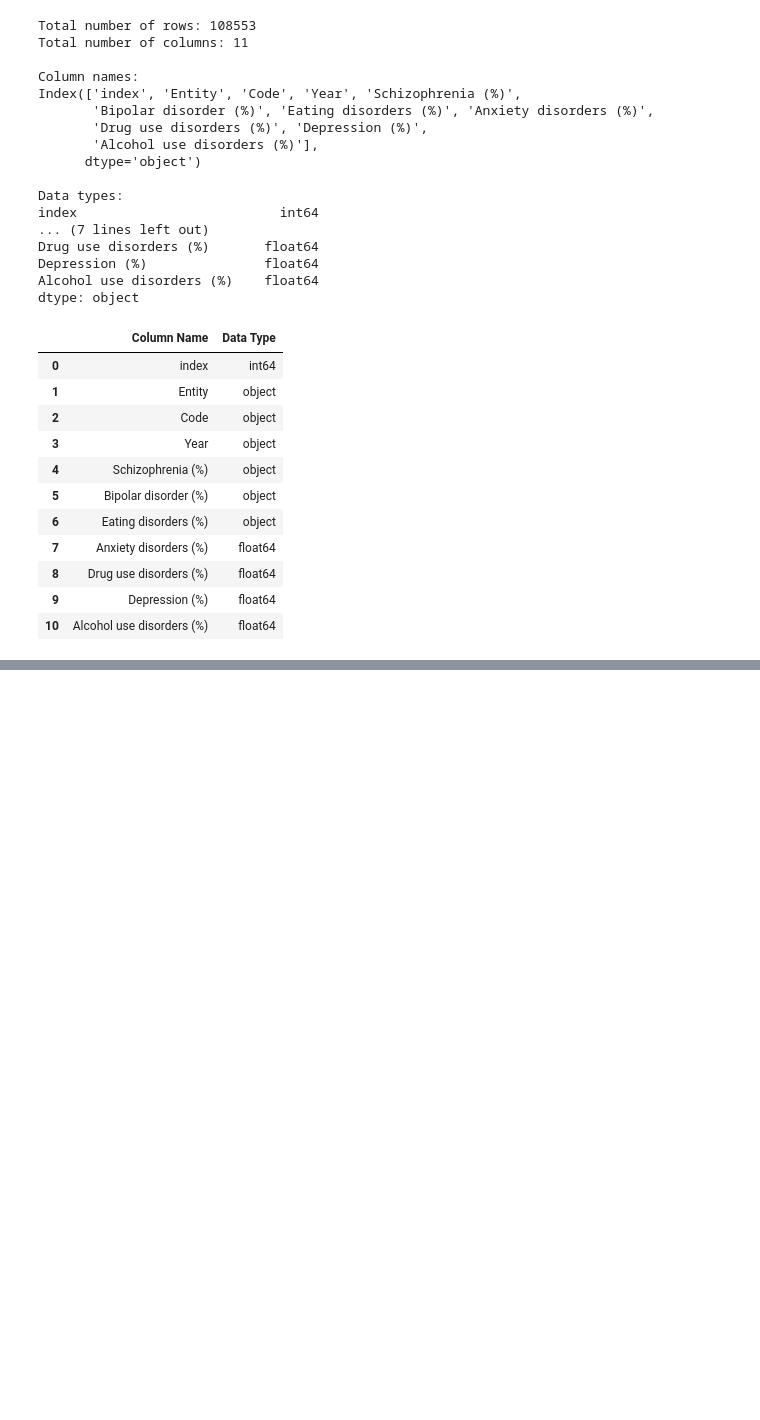
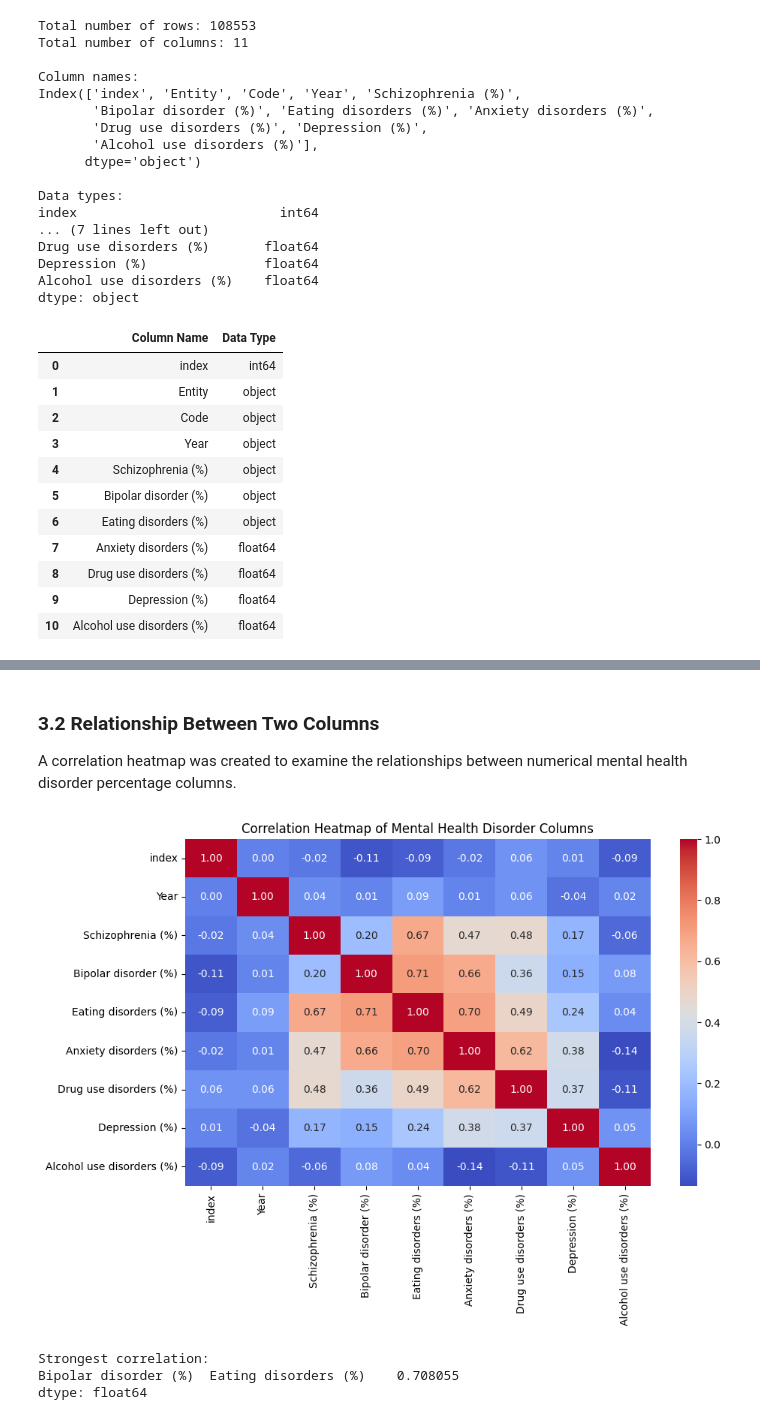
Before and after one commit to defooxx/eda-sales-assignment, a Jupyter notebook: notebooks/mental_health_disorder_eda.ipynb, the cells around one changed output, grey strips where cells are left out. Saved outputs shown, nothing was run; the diff lists cells and outputs as text; code cells hidden in the pictures; blank space fills up the shorter version.

Commit message:
Add mental health EDA project

```diff
--- a/notebooks/mental_health_disorder_eda.ipynb
+++ b/notebooks/mental_health_disorder_eda.ipynb
@@ -81,0 +344,35 @@ print("\nSummary statistics:")
+# %% [markdown]
+### 3.2 Relationship Between Two Columns
+
+A correlation heatmap was created to examine the relationships between numerical mental health disorder percentage columns.
+# %%
+# Select numerical columns only
+numeric_df2 = df2_cleaned.select_dtypes(include=["int64", "float64"])
+
+# Create correlation matrix
+correlation_matrix2 = numeric_df2.corr()
+
+# Plot correlation heatmap
+plt.figure(figsize=(10, 6))
+sns.heatmap(correlation_matrix2, annot=True, cmap="coolwarm", fmt=".2f")
+
+plt.title("Correlation Heatmap of Mental Health Disorder Columns")
+plt.show()
+# %% [output]
+[figure, added]
+# %%
+# Find strongest correlation excluding self-correlation
+corr_pairs2 = correlation_matrix2.unstack()
+
+# Remove self-correlation values where correlation is exactly 1
+corr_pairs2 = corr_pairs2[corr_pairs2 < 1]
+
+# Sort values from strongest to weakest
+strongest_corr2 = corr_pairs2.sort_values(ascending=False).head(1)
+
+print("Strongest correlation:")
+print(strongest_corr2)
+# %% [output]
+Strongest correlation:
+Bipolar disorder (%)  Eating disorders (%)    0.708055
+dtype: float64
```
Also changed, not shown: parts of 27 cells of this notebook, 1 other file.
